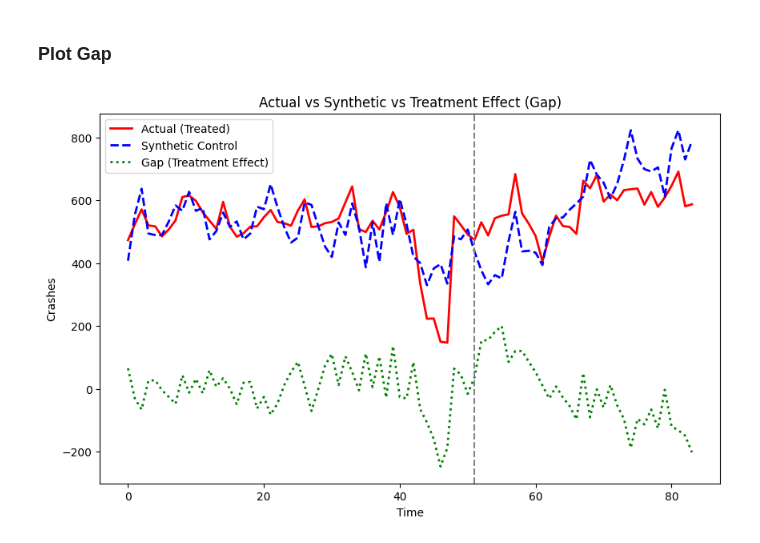
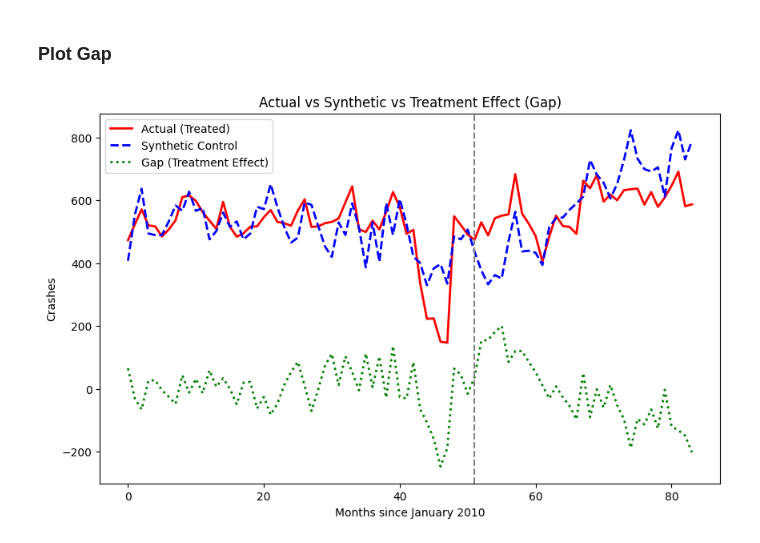
Before and after one commit to utexas-SDS-357/sds357-project-sp26-con-founders, a Jupyter notebook: did/src/did_analysis.ipynb, the cells around one changed output. Cells and saved outputs as stored; diff of their text form; code cells hidden in the pictures.

Commit message:
add did output

```diff
--- a/did/src/did_analysis.ipynb
+++ b/did/src/did_analysis.ipynb
@@ -39,7 +17,7 @@ time_col = 'year_month'
 grouping_col = 'Agency'
 output_name = 'crashes'
 initial_date = '2014-04-01'
-city_of_interest = 'San Francisco'
+treated_city = 'San Francisco'
 # %% [markdown]
 ### Load Data
 # %%
@@ -57,11 +35,10 @@ monthly_did_data[time_col] = pd.to_datetime(monthly_did_data[time_col]).astype('
 # drop nas
 monthly_did_data = monthly_did_data[monthly_did_data['Agency'].notna()]
 # %%
-TREATMENT_DATE = pd.Timestamp(initial_date)  #Closest date after March 18th, 2014
-TREATED_CITY   = city_of_interest
-
-monthly_did_data['post'] = (monthly_did_data[time_col] >= TREATMENT_DATE).astype(int)
-monthly_did_data['treat'] = (monthly_did_data['Agency'] == TREATED_CITY).astype(int)
+# filter data by date and time
+treatment_date = pd.Timestamp(initial_date)
+monthly_did_data['post'] = (monthly_did_data[time_col] >= treatment_date).astype(int)
+monthly_did_data['treat'] = (monthly_did_data['Agency'] == treated_city).astype(int)
 # %% [markdown]
 ###  Find Control Cities
 # %%
@@ -111,13 +91,14 @@ plt.show()
 # %%
 model = SyntheticDiffInDiff(
     data        = monthly_did_data,
-    outcome_col = 'crashes',
+    outcome_col = output_name,
     times_col   = 'time_numeric',
-    units_col   = 'Agency',
+    units_col   = grouping_col,
     treat_col   = 'treat',
     post_col    = 'post',
 )
 
+plt.savefig('../output/raw-sdid.png')
 result = model.fit()
 # %% [output]
 INFO:sdid.core:Data validated: 1 treated units, 18 controls, 51 pre-periods, 33 post-periods
@@ -340,26 +343,28 @@ Post-treatment gap trend (slope): -9.64
 # %% [markdown]
 ### Plot Gap
 # %%
-# Sort just in case
+# Sort values by time
 sf_df = sf_df.sort_values('year_month')
 
 # Create plot
 plt.figure(figsize=(10,6))
 plt.plot(sf_df['year_month'], sf_df['actual_crashes'], label='Actual (Treated)', linewidth=2, color = 'red')
 plt.plot(sf_df['year_month'], sf_df['synthetic_crashes'], label='Synthetic Control', linestyle='--', linewidth=2, color = 'blue')
 
 # 3. Gap (treatment effect)
 plt.plot(sf_df['year_month'], sf_df['gap'], label='Gap (Treatment Effect)', linestyle=':', linewidth=2, color = 'green')
 
 # Vertical line for treatment start
 treatment_start = sf_df[sf_df['post'] == True]['year_month'].min()
 plt.axvline(x=treatment_start, linestyle='--', color = 'gray')
 
-plt.xlabel('Time')
+plt.xlabel('Months since January 2010')
 plt.ylabel('Crashes')
 plt.title('Actual vs Synthetic vs Treatment Effect (Gap)')
 plt.legend()
 
+
+plt.savefig('../output/gap_plot.png')
 plt.show()
 # %% [output]
-[figure, old version]
+[figure, new version]
```
Also changed, not shown: parts of 14 cells of this notebook, 4 other files.
